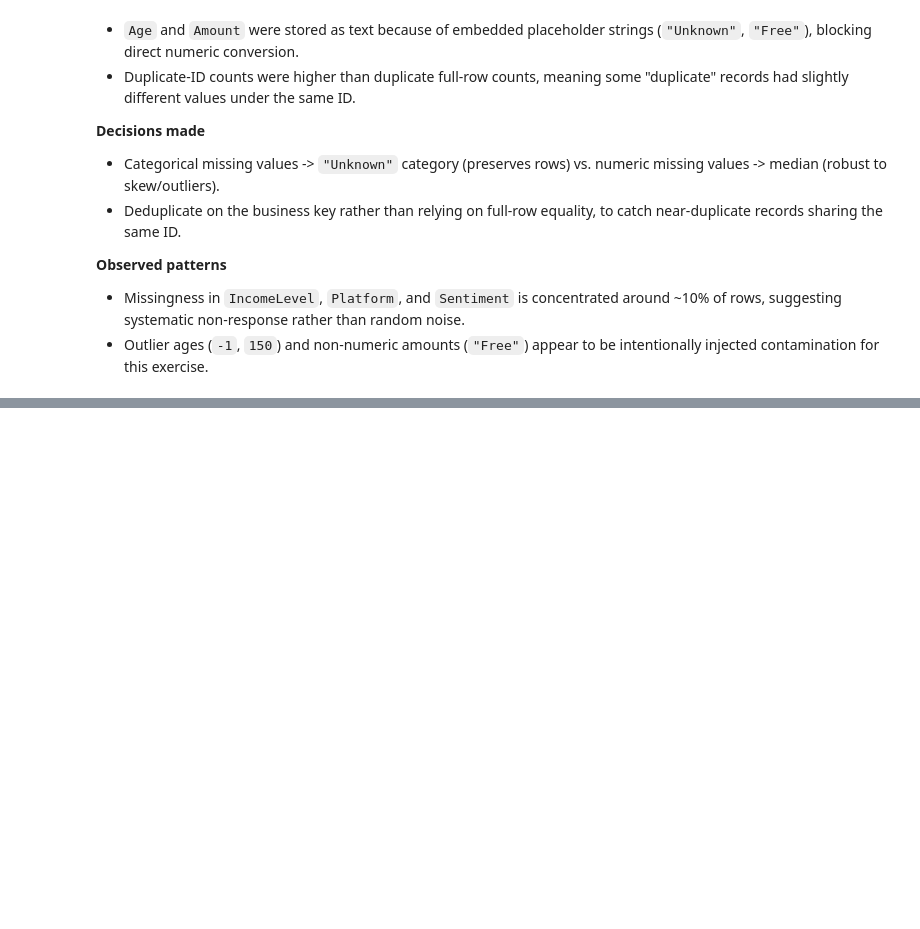
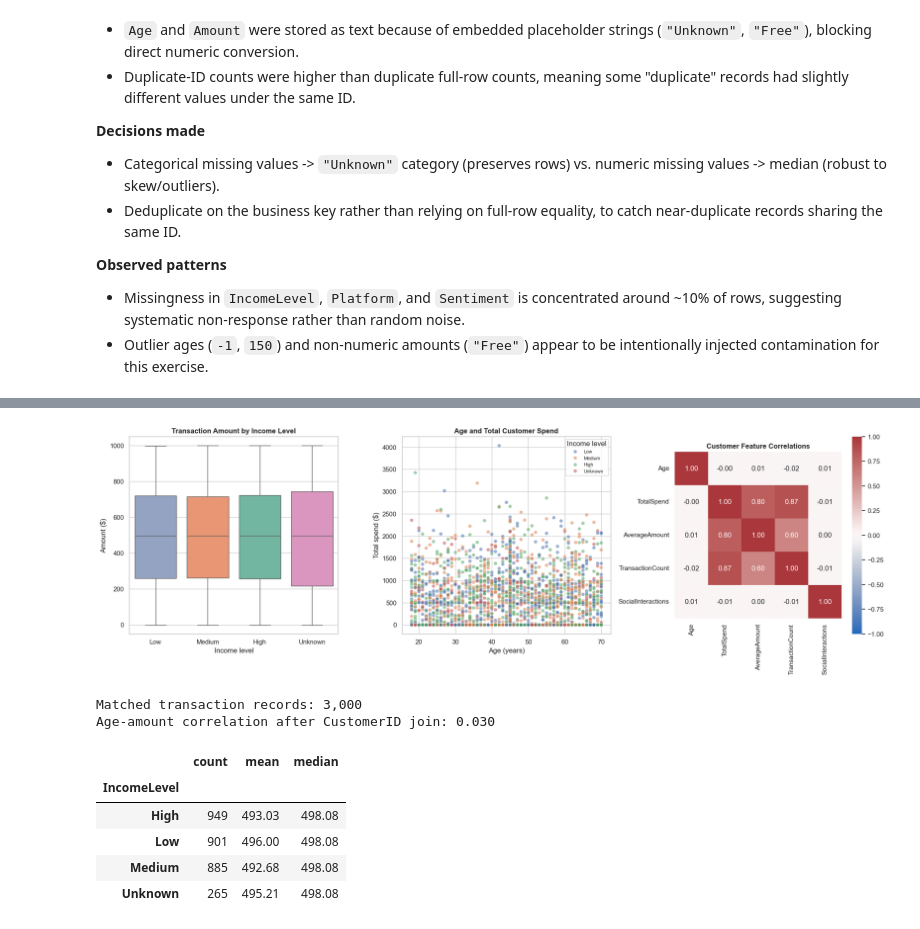
Before and after one commit to nix-cy/Milestone2, a Jupyter notebook: Preprocessing_FinMark.ipynb, the cells around one changed output, grey strips where cells are left out. Drawn from its saved outputs; the diff is of its cells as text; code cells hidden in the pictures; blank space fills up the shorter version.

```diff
--- a/Preprocessing_FinMark.ipynb
+++ b/Preprocessing_FinMark.ipynb
@@ -244,0 +352,56 @@ Saved: Cleaned_Customer_Demographics.csv, Cleaned_Customer_Transactions.csv, Cle
+# %%
+transaction_features = transactions_eda.groupby("CustomerID").agg(
+    TotalSpend=("Amount", "sum"),
+    AverageAmount=("Amount", "mean"),
+    TransactionCount=("TransactionID", "count"),
+).reset_index()
+
+social_features = social_eda.groupby("CustomerID").agg(
+    SocialInteractions=("InteractionID", "count"),
+).reset_index()
+
+customer_features = (
+    segments_eda[["CustomerID", "Age", "Gender", "IncomeLevel"]]
+    .merge(transaction_features, on="CustomerID", how="left")
+    .merge(social_features, on="CustomerID", how="left")
+)
+feature_columns = ["TotalSpend", "AverageAmount", "TransactionCount", "SocialInteractions"]
+customer_features[feature_columns] = customer_features[feature_columns].fillna(0)
+
+transaction_demographics = transactions_eda.merge(
+    segments_eda[["CustomerID", "Age", "IncomeLevel"]],
+    on="CustomerID",
+    how="inner",
+)
+
+fig, axes = plt.subplots(1, 3, figsize=(19, 6))
+
+income_order = ["Low", "Medium", "High", "Unknown"]
+sns.boxplot(data=transaction_demographics, x="IncomeLevel", y="Amount", order=income_order, hue="IncomeLevel", palette="Set2", legend=False, ax=axes[0])
+axes[0].set(title="Transaction Amount by Income Level", xlabel="Income level", ylabel="Amount ($)")
+
+sns.scatterplot(data=customer_features, x="Age", y="TotalSpend", hue="IncomeLevel", hue_order=income_order, alpha=0.55, s=35, ax=axes[1])
+axes[1].set(title="Age and Total Customer Spend", xlabel="Age (years)", ylabel="Total spend ($)")
+axes[1].legend(title="Income level", fontsize=8)
+
+correlation_columns = ["Age", "TotalSpend", "AverageAmount", "TransactionCount", "SocialInteractions"]
+correlation_matrix = customer_features[correlation_columns].corr()
+sns.heatmap(correlation_matrix, annot=True, fmt=".2f", cmap="vlag", center=0, vmin=-1, vmax=1, square=True, ax=axes[2])
+axes[2].set_title("Customer Feature Correlations")
+
+plt.tight_layout()
+plt.show()
+
+print(f"Matched transaction records: {len(transaction_demographics):,}")
+print(f"Age-amount correlation after CustomerID join: {transaction_demographics['Age'].corr(transaction_demographics['Amount']):.3f}")
+display(transaction_demographics.groupby("IncomeLevel")["Amount"].agg(["count", "mean", "median"]).round(2))
+# %% [output]
+[figure, added]
+Matched transaction records: 3,000
+Age-amount correlation after CustomerID join: 0.030
+|  | count | mean | median |
+| IncomeLevel |  |  |  |
+| High | 949 | 493.03 | 498.08 |
+| Low | 901 | 496.00 | 498.08 |
+| Medium | 885 | 492.68 | 498.08 |
+| Unknown | 265 | 495.21 | 498.08 |
```
Also changed, not shown: parts of 17 cells of this notebook.
